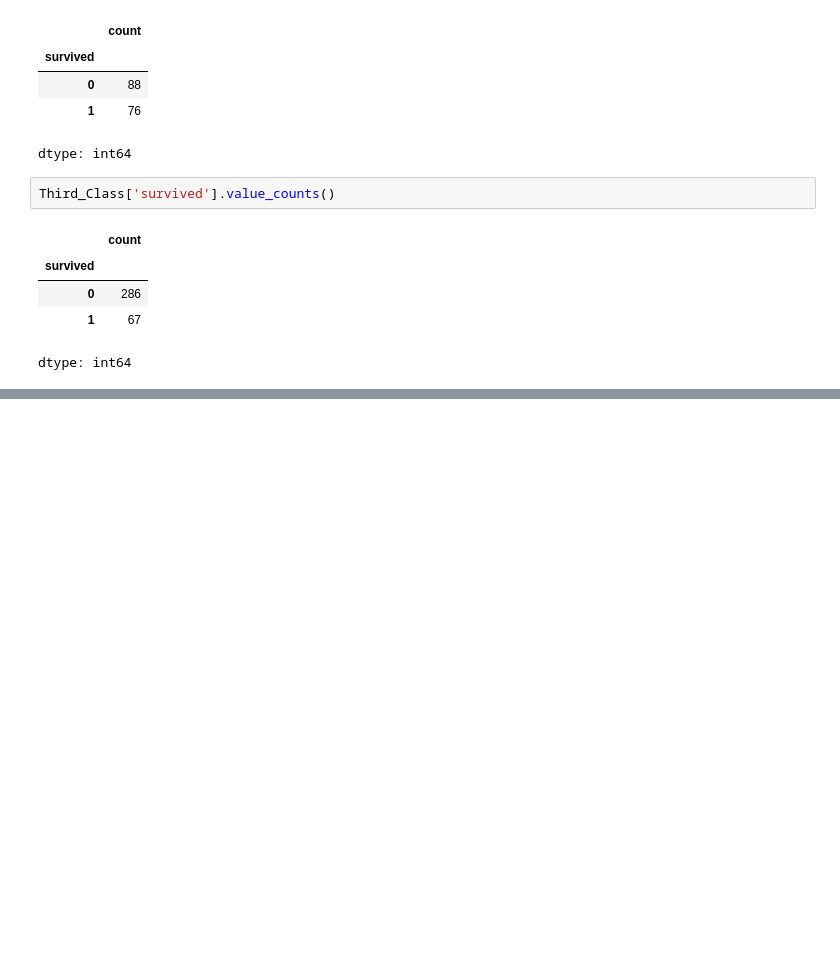
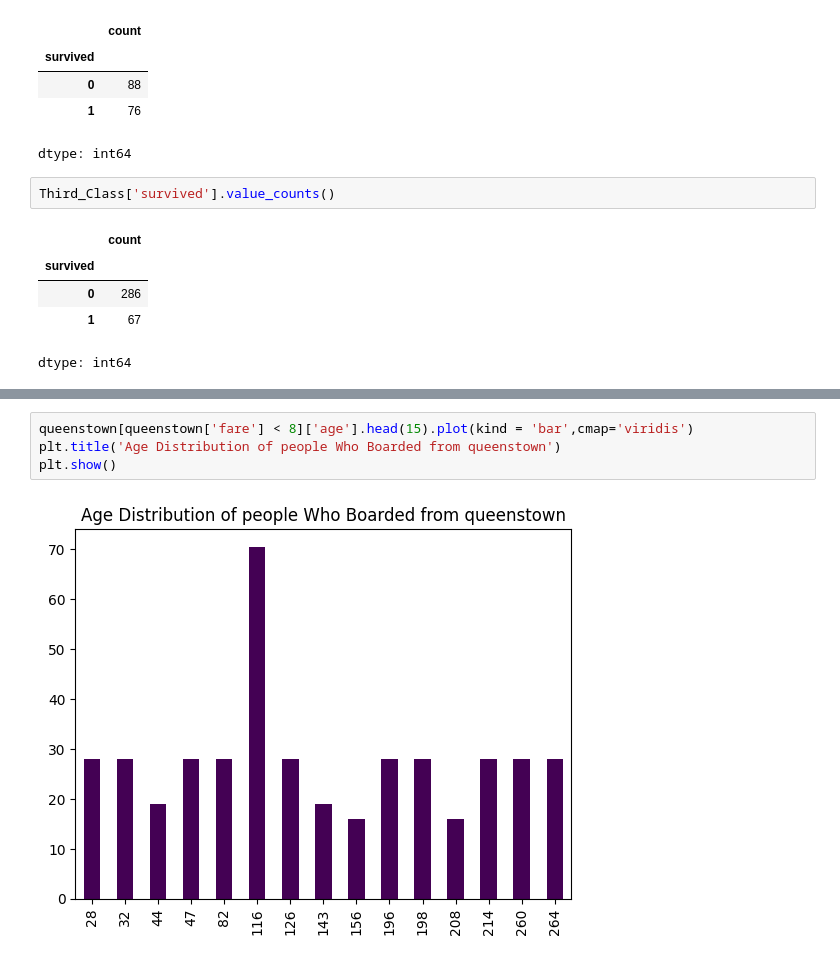
Before and after one commit to NikhilJ2712/Data-Science, a Jupyter notebook: Case_Study_01_Titanic_EDA.ipynb, the cells around one changed output, grey strips where cells are left out. Drawn from its saved outputs; the diff is of its cells as text; blank space fills up the shorter version.

```diff
--- a/Case_Study_01_Titanic_EDA.ipynb
+++ b/Case_Study_01_Titanic_EDA.ipynb
@@ -290,0 +573,6 @@ dtype: int64
+# %%
+queenstown[queenstown['fare'] < 8]['age'].head(15).plot(kind = 'bar',cmap='viridis')
+plt.title('Age Distribution of people Who Boarded from queenstown')
+plt.show()
+# %% [output]
+[figure, added]
```
Also changed, not shown: parts of 68 cells of this notebook.
